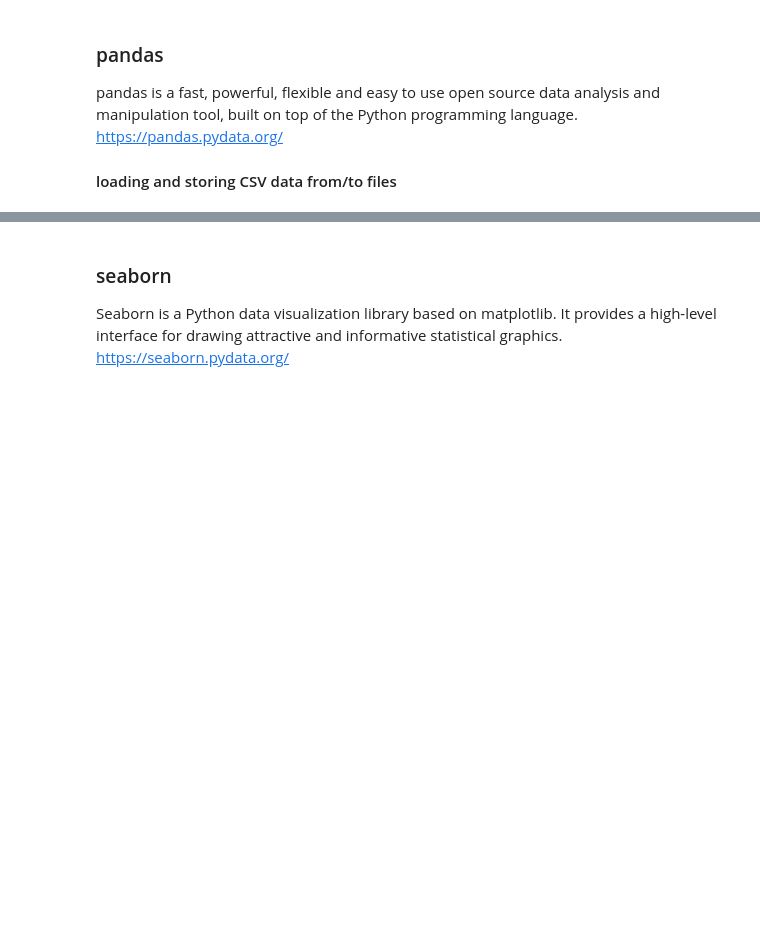
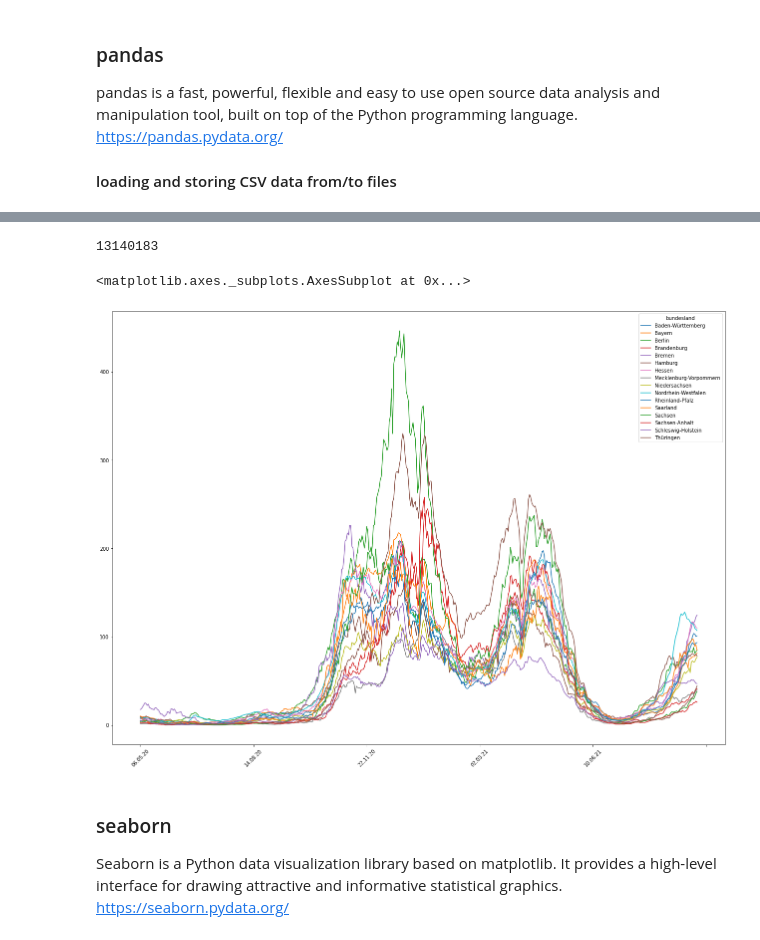
Before and after one commit to ReDI-School/ber-dcp-intro-to-computer-science, a Jupyter notebook: content_2022/6. Python Libraries/6. Intro_to_Python_Libraries.ipynb, the cells around one changed output, grey strips where cells are left out. Saved outputs shown, nothing was run; the diff lists cells and outputs as text; code cells hidden in the pictures; blank space fills up the shorter version.

```diff
--- a/content_2022/6. Python Libraries/6. Intro_to_Python_Libraries.ipynb
+++ b/content_2022/6. Python Libraries/6. Intro_to_Python_Libraries.ipynb
@@ -159,3 +204,23 @@ programmingLanguages[["Hamburg2","Berlin","Bayern"]].plot(rot=45, figsize=(22, 8
+# %%
+# load the file into the DataFrame 'einwohner'
+einwohner = pd.read_csv("Bundesland_Einwohner_2020", sep=';', index_col=0).transpose()
+# we can access the numbers like this:
+einwohner["Bayern"][0]
+# %% [output]
+13140183
+# %%
+# we copy the dataframe because we change the contents below
+normalized = fallzahlen.copy()
+
+# now we add new Columns to the DataFrame with the numbers from the formula
+for title in einwohner.columns:
+  normalized[title]=normalized[title]/(einwohner[title][0]/100000)
+
+# now we plot all columns except "Gesamt"
+normalized.drop(['Gesamt'], axis=1).plot(rot=45, figsize=(22, 16))
+# %% [output]
+<matplotlib.axes._subplots.AxesSubplot at 0x...>
+[figure, added]
 # %% [markdown]
 ### seaborn
 
```
Also changed, not shown: parts of 8 cells of this notebook.
